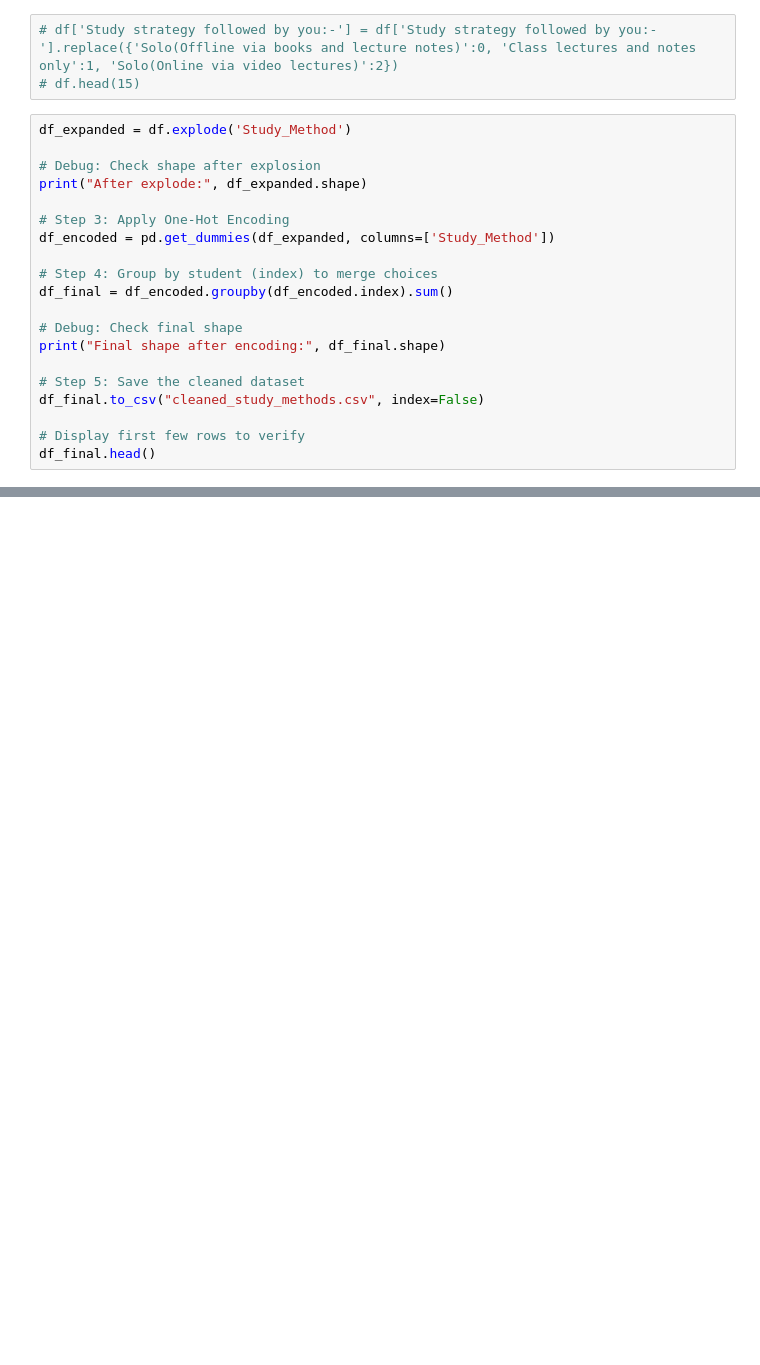
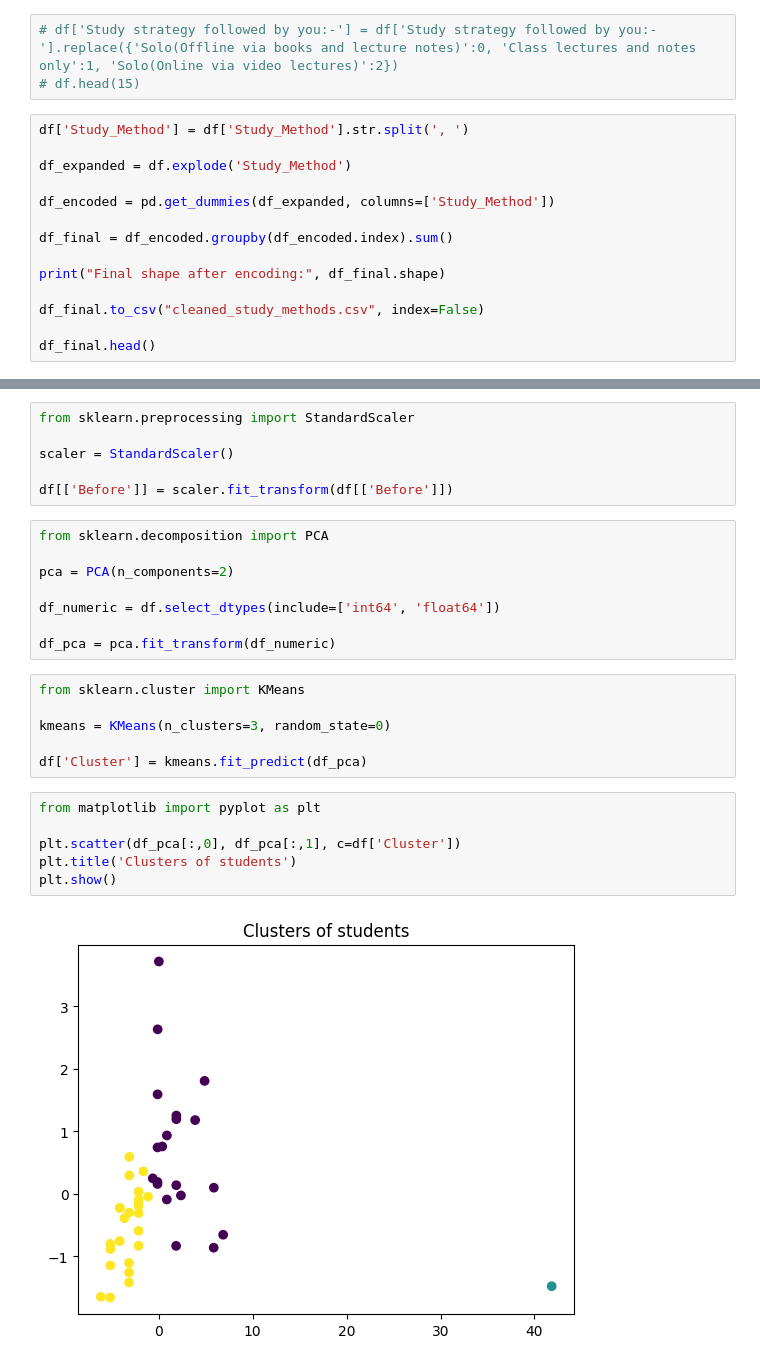
Before and after one commit to RsAgBansal/StudyPat, a Jupyter notebook: main.ipynb, the cells around one changed output, grey strips where cells are left out. Drawn from its saved outputs; the diff is of its cells as text; blank space fills up the shorter version.

```diff
--- a/main.ipynb
+++ b/main.ipynb
@@ -13,23 +14,17 @@ df.head()
 # df['Study strategy followed by you:-'] = df['Study strategy followed by you:-'].replace({'Solo(Offline via books and lecture notes)':0, 'Class lectures and notes only':1, 'Solo(Online via video lectures)':2})
 # df.head(15)
 # %%
+df['Study_Method'] = df['Study_Method'].str.split(', ')
+
 df_expanded = df.explode('Study_Method')
 
-# Debug: Check shape after explosion
-print("After explode:", df_expanded.shape)
-
-# Step 3: Apply One-Hot Encoding
 df_encoded = pd.get_dummies(df_expanded, columns=['Study_Method'])
 
-# Step 4: Group by student (index) to merge choices
 df_final = df_encoded.groupby(df_encoded.index).sum()
 
-# Debug: Check final shape
 print("Final shape after encoding:", df_final.shape)
 
-# Step 5: Save the cleaned dataset
 df_final.to_csv("cleaned_study_methods.csv", index=False)
 
-# Display first few rows to verify
 df_final.head()
 # %% [output]
@@ -36,0 +38,28 @@ KeyError: 'Study_Method'
+# %%
+from sklearn.preprocessing import StandardScaler
+
+scaler = StandardScaler()
+
+df[['Before']] = scaler.fit_transform(df[['Before']])
+# %%
+from sklearn.decomposition import PCA
+
+pca = PCA(n_components=2)
+
+df_numeric = df.select_dtypes(include=['int64', 'float64'])
+
+df_pca = pca.fit_transform(df_numeric)
+# %%
+from sklearn.cluster import KMeans
+
+kmeans = KMeans(n_clusters=3, random_state=0)
+
+df['Cluster'] = kmeans.fit_predict(df_pca)
+# %%
+from matplotlib import pyplot as plt
+
+plt.scatter(df_pca[:,0], df_pca[:,1], c=df['Cluster'])
+plt.title('Clusters of students')
+plt.show()
+# %% [output]
+[figure, added]
```
Also changed, not shown: parts of 8 cells of this notebook.
